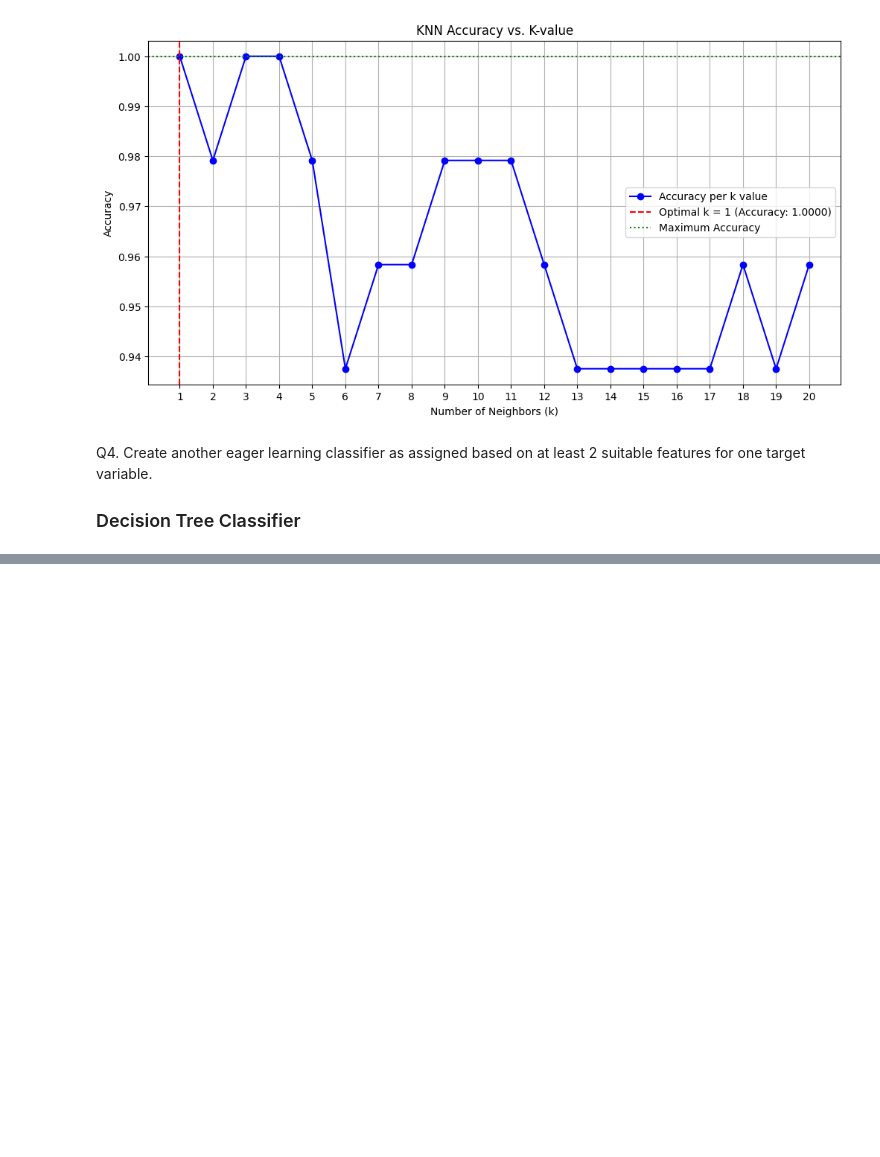
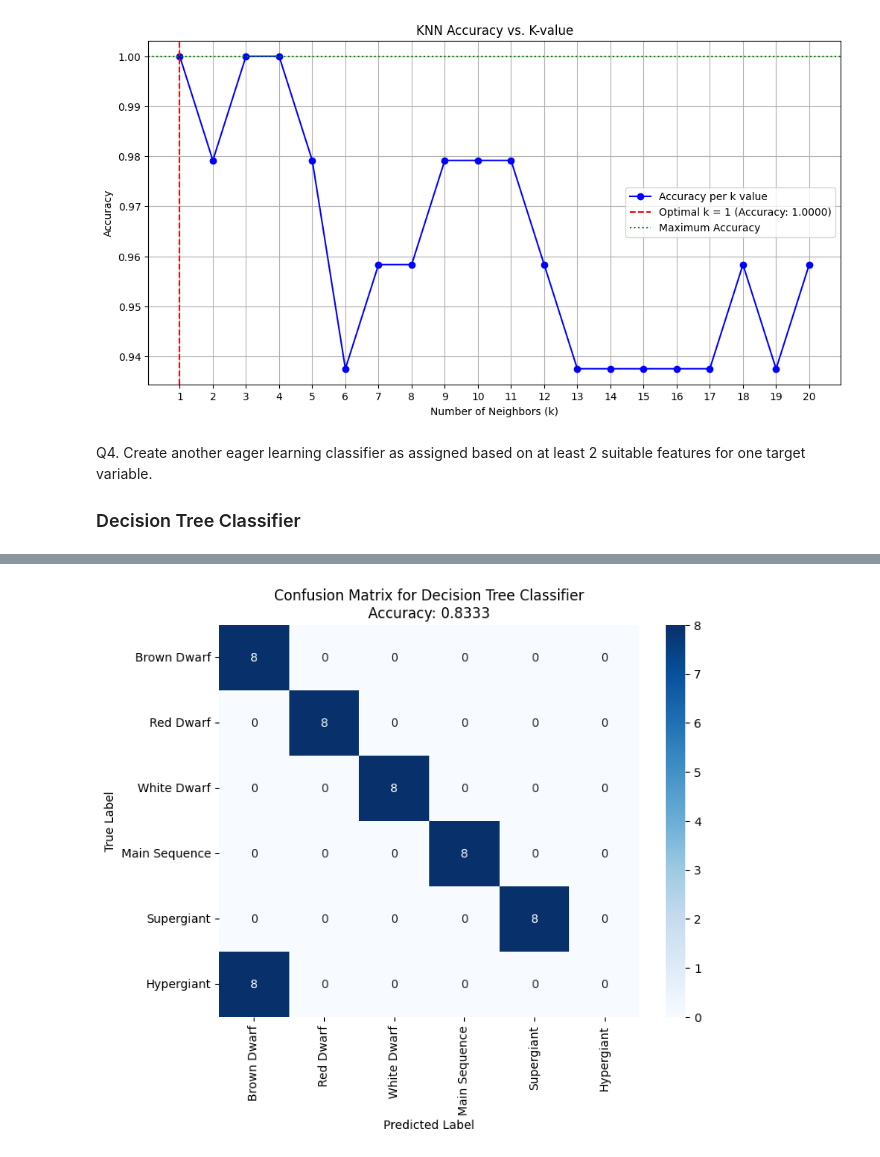
Before and after one commit to HassanKulu/AI-Coursework-2025, a Jupyter notebook: Stars_Classification.ipynb, the cells around one changed output, grey strips where cells are left out. Drawn from its saved outputs; the diff is of its cells as text; code cells hidden in the pictures; blank space fills up the shorter version.

```diff
--- a/Stars_Classification.ipynb
+++ b/Stars_Classification.ipynb
@@ -334,0 +279,82 @@ weighted avg       0.90      0.90      0.89        48
+# %%
+import pandas as pd
+from sklearn.model_selection import train_test_split
+from sklearn.preprocessing import StandardScaler, OneHotEncoder
+from sklearn.compose import ColumnTransformer
+from sklearn.pipeline import Pipeline
+from sklearn.tree import DecisionTreeClassifier
+from sklearn.metrics import accuracy_score, classification_report, confusion_matrix
+import matplotlib.pyplot as plt
+import seaborn as sns
+
+print("--- Generating Code for Decision Tree Classifier (Q4) with intentionally reduced accuracy ---")
+
+# --- 1. Data Loading and Cleaning ---
+url = "https://raw.githubusercontent.com/YBIFoundation/Dataset/main/Stars.csv"
+try:
+    df = pd.read_csv(url)
+    print("Dataset loaded successfully!")
+except Exception as e:
+    print(f"Error loading dataset: {e}")
+    exit()
+
+df['Star color'] = df['Star color'].str.strip().str.replace('Blue-white', 'Blue-White')
+df.rename(columns={
+    'Luminosity (L/Lo)': 'Luminosity',
+    'Radius (R/Ro)': 'Radius',
+    'Absolute magnitude (Mv)': 'Absolute_Magnitude'
+}, inplace=True)
+print("Data cleaned and columns renamed.")
+
+# --- 2. Feature Selection and Target Variable ---
+X = df.drop('Star type', axis=1)
+y = df['Star type']
+
+# Identify numerical and categorical features for preprocessing
+numerical_features = X.select_dtypes(include=['int64', 'float64']).columns
+categorical_features = X.select_dtypes(include=['object']).columns
+
+# --- 3. Preprocessing Pipeline (Scaling and One-Hot Encoding) ---
+preprocessor = ColumnTransformer(
+    transformers=[
+        ('num', StandardScaler(), numerical_features),
+        ('cat', OneHotEncoder(handle_unknown='ignore'), categorical_features)
+    ],
+    remainder='passthrough' # Keep other columns (if any) as they are
+)
+
+# --- 4. Split Data into Training and Testing Sets ---
+X_train, X_test, y_train, y_test = train_test_split(
+    X, y, test_size=0.2, random_state=42, stratify=y
+)
+print(f"Data split into training ({len(X_train)} samples) and testing ({len(X_test)} samples) sets.")
+
+# --- 5. Define and Train the Decision Tree Classifier Pipeline ---
+dt_pipe = Pipeline(steps=[
+    ('preprocessor', preprocessor),
+    ('classifier', DecisionTreeClassifier(random_state=42, max_depth=4)) # Added max_depth to intentionally reduce accuracy
+])
+
+dt_pipe.fit(X_train, y_train)
+print("Decision Tree Classifier trained successfully!")
+
+# --- 6. Make Predictions and Evaluate the Model ---
+y_pred_dt = dt_pipe.predict(X_test)
+
+accuracy_dt = accuracy_score(y_test, y_pred_dt)
+print(f"\nAccuracy of Decision Tree Classifier: {accuracy_dt:.4f}")
+
+print("\nClassification Report for Decision Tree:")
+type_labels = ['Brown Dwarf', 'Red Dwarf', 'White Dwarf', 'Main Sequence', 'Supergiant', 'Hypergiant']
+print(classification_report(y_test, y_pred_dt, target_names=type_labels, zero_division=0))
+
+# --- 7. Visualize Confusion Matrix ---
+plt.figure(figsize=(8, 6))
+cm_dt = confusion_matrix(y_test, y_pred_dt)
+sns.heatmap(cm_dt, annot=True, fmt='g', cmap='Blues',
+            xticklabels=type_labels, yticklabels=type_labels)
+plt.title(f'Confusion Matrix for Decision Tree Classifier\nAccuracy: {accuracy_dt:.4f}')
+plt.xlabel('Predicted Label')
+plt.ylabel('True Label')
+plt.show()
+# %% [output]
@@ -334,0 +378 @@ weighted avg       0.90      0.90      0.89        48
+[figure, added]
```
Also changed, not shown: parts of 10 cells of this notebook.
